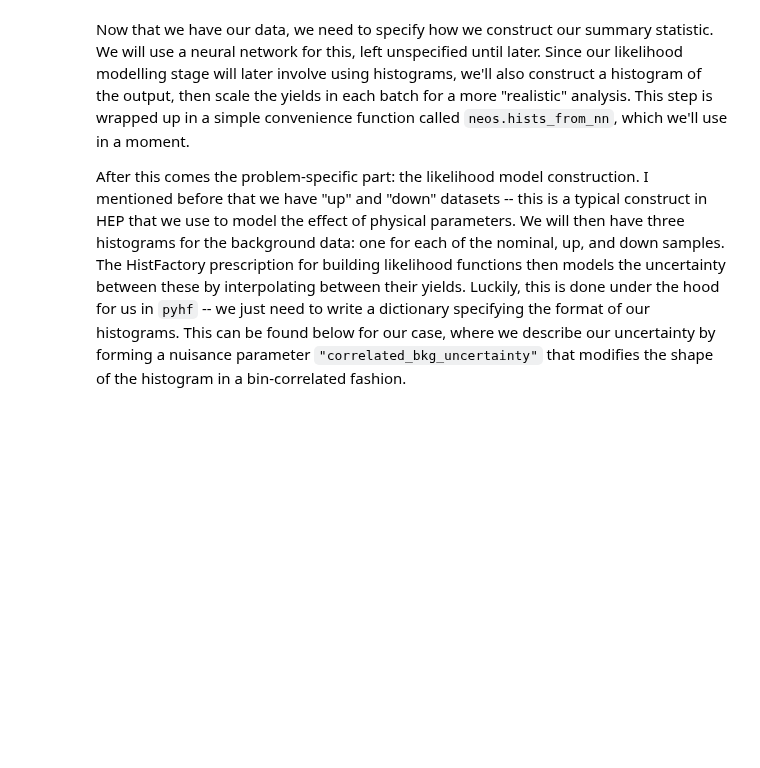
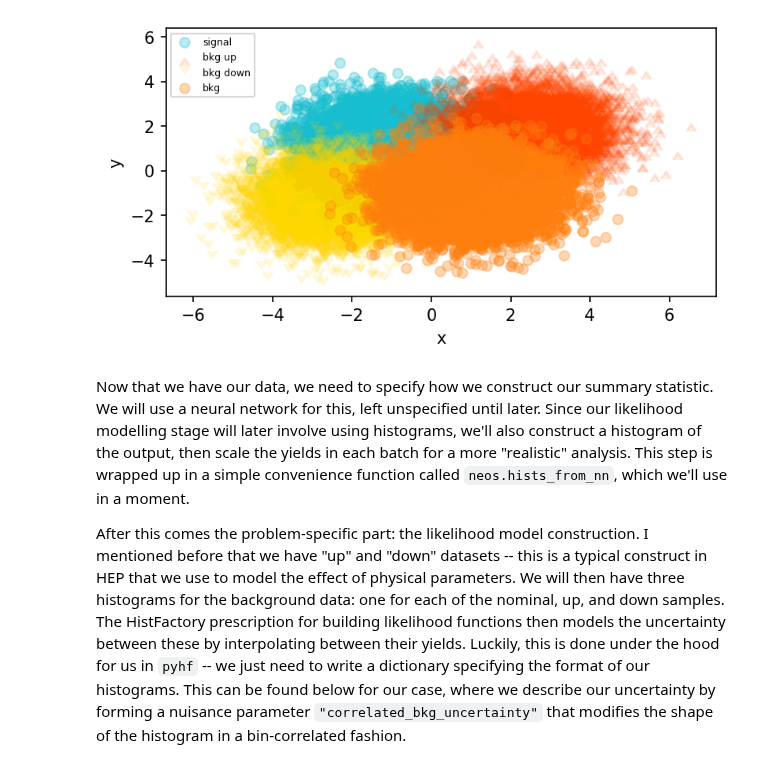
Before and after one commit to gradhep/neos, a Jupyter notebook: demo.ipynb, the cells around one changed output. Saved outputs shown, nothing was run; the diff lists cells and outputs as text; code cells hidden in the pictures; blank space fills up the shorter version.

```diff
--- a/demo.ipynb
+++ b/demo.ipynb
@@ -29,15 +32,3 @@ To construct this kind of workflow, you need to specify three things:
 The second bullet in-particular is very important; while we've abstracted away all the technical detail, `neos` is still not a drop-in loss function in the typical sense, since it requires *detailed information from the analyser on how to build the likelihood*. No longer do we have a problem-agnostic notion of "signal" and "background"; instead, we're wanting to optimise our specific problem, so we need to provide specific information. That is how `neos` is "systematic-aware" -- it's a technique that explicitly takes into account how your systematics are modelled. But to do this, we of course need to model them in the first place!
 
 Here, we're going to re-implement the example from the paper with 2-dimensional Gaussian blobs making up our data. We have a nominal estimate for signal and background data, and we also provide "up" and "down" variations that correspond to moving the mean of the background blob. The helper function to generate this dataset is below:
-# %%
-# generate a 20-dimensional toy dataset
-n_samples = 5000
-n_dim = 2
-mu = jnp.zeros(n_dim)
-cov = jnp.eye(n_dim)
-rng_key = PRNGKey(0)
-sig = multivariate_normal(rng_key, mu + 0.5, cov, (n_samples, n_dim))
-bkg = multivariate_normal(rng_key, mu - 0.5, cov, (n_samples, n_dim))
-bkg_up = multivariate_normal(rng_key,mu - 1, cov, (n_samples, n_dim))
-bkg_down = multivariate_normal(rng_key,mu + 1, cov, (n_samples, n_dim))
-data = jnp.concatenate([sig, bkg, bkg_up, bkg_down], axis=0)
@@ -83,3 +76,59 @@ data = generate_data()
+# %%
+def plot_data_space(
+    ax: Any,
+    data: Array,
+    params: dict[str, Any] | None = None,
+    nn: Callable | None = None,
+    bins: Array | None = None,
+) -> None:
+    if nn is not None:
+        network = params["nn_pars"]
+        bins = params["bins"] if "bins" in params else bins
+        g = jnp.mgrid[-10:10:101j, -10:10:101j]
+        levels = [0, *bins, 1]
+        ax.contourf(
+            g[0],
+            g[1],
+            nn(network, jnp.moveaxis(g, 0, -1)).reshape(101, 101, 1)[:, :, 0],
+            levels=levels,
+            cmap="binary",
+        )
+        ax.contour(
+            g[0],
+            g[1],
+            nn(network, jnp.moveaxis(g, 0, -1)).reshape(101, 101, 1)[:, :, 0],
+            colors="w",
+            levels=levels,
+        )
+    sig, bkg_nom, bkg_up, bkg_down = data
+    # should definitely not have to repeat this every time lmao
+    ax.scatter(sig[:, 0], sig[:, 1], alpha=0.3, c="C9", label="signal")
+    ax.scatter(
+        bkg_up[:, 0],
+        bkg_up[:, 1],
+        alpha=0.1,
+        c="orangered",
+        marker=6,
+        label="bkg up",
+    )
+    ax.scatter(
+        bkg_down[:, 0],
+        bkg_down[:, 1],
+        alpha=0.1,
+        c="gold",
+        marker=7,
+        label="bkg down",
+    )
+    ax.scatter(bkg_nom[:, 0], bkg_nom[:, 1], alpha=0.3, c="C1", label="bkg")
+    ax.set_xlabel("x")
+    ax.set_ylabel("y")
+    ax.legend()
+
+
+fig, ax = plt.subplots()
+plot_data_space(ax, data)
+# %% [output]
+[figure, added]
 # %% [markdown]
 Now that we have our data, we need to specify how we construct our summary statistic. We will use a neural network for this, left unspecified until later. Since our likelihood modelling stage will later involve using histograms, we'll also construct a histogram of the output, then scale the yields in each batch for a more "realistic" analysis. This step is wrapped up in a simple convenience function called `neos.hists_from_nn`, which we'll use in a moment.
 
```
Also changed, not shown: parts of 21 cells of this notebook.
